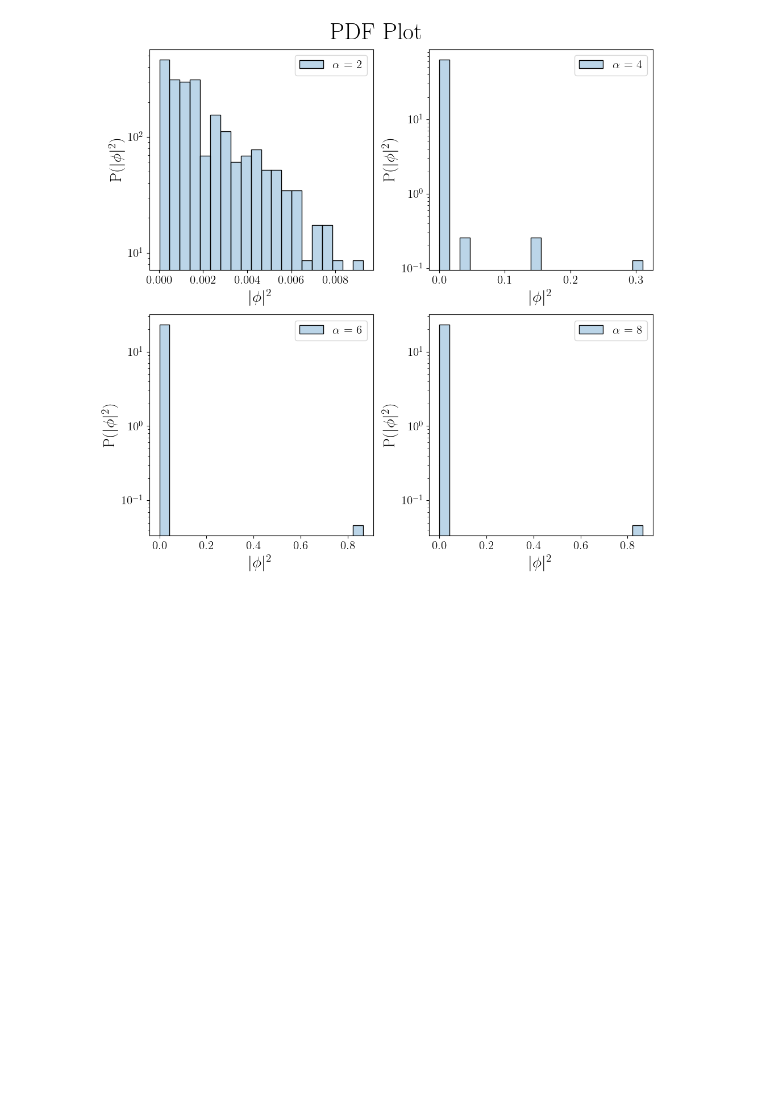
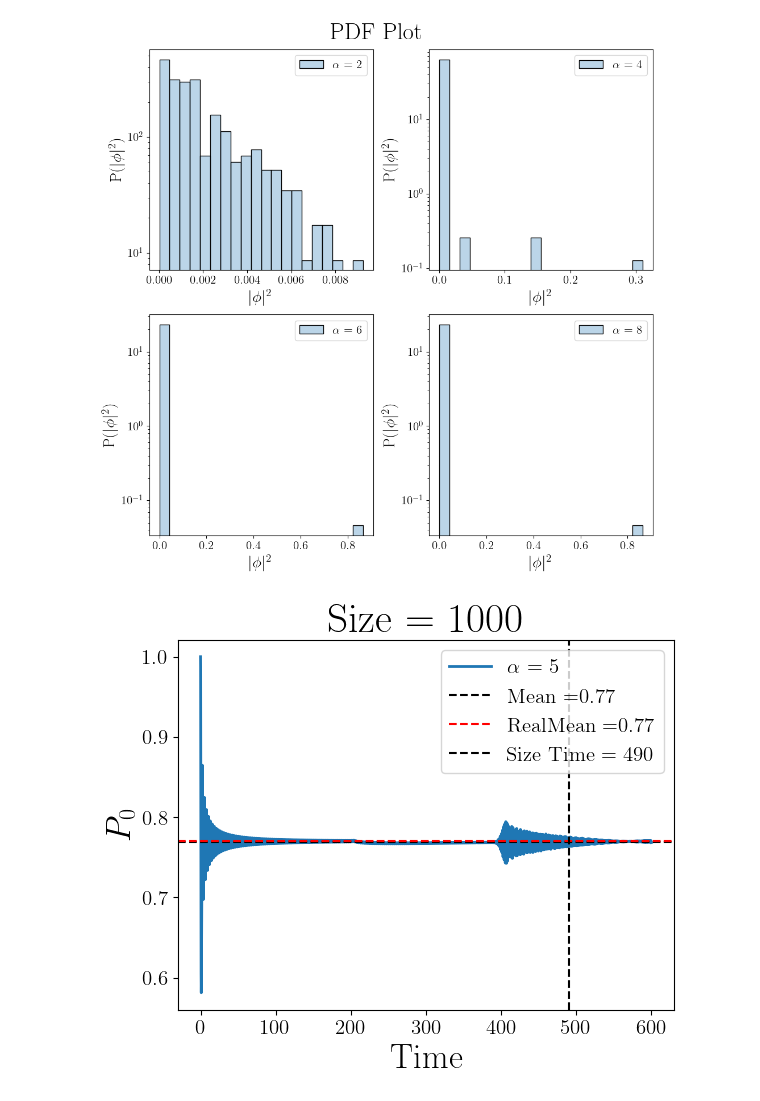
Before and after one commit to eurusebr/FeedBack, a Jupyter notebook: plot.ipynb, the cells around one changed output. Saved outputs shown, nothing was run; the diff lists cells and outputs as text; code cells hidden in the pictures; blank space fills up the shorter version.

```diff
--- a/plot.ipynb
+++ b/plot.ipynb
@@ -312,3 +347,19 @@ fig.tight_layout()
 plt.show()
 # %% [output]
 [figure]
+# %%
+mat = np.fromfile("./Damping_alpha(5)/xi(0.4)/pzero.bin", dtype=np.float64)#.reshape(N, 501)
+Time = 600
+N = 15000
+y = np.linspace(0, Time, N)
+plt.plot(y, mat, label=r'$ \alpha $ = ' + str(5), linewidth=2)
+plt.axhline(y = np.mean(mat), color = 'black', linestyle = '--', label = 'Mean =' + str(round(np.mean(mat), 2)))
+plt.axhline(y = 0.77, color = 'r', linestyle = '--', label = 'RealMean =' + str(0.77))
+plt.axvline(x = 490, color = 'black', linestyle = '--', label = 'Size Time = 490')
+plt.xlabel("Time", fontsize=25)
+plt.ylabel("$P_0$", fontsize=25)
+plt.title("Size = 1000", fontsize=30)
+plt.legend(loc="upper right", fontsize=15)
+plt.show()
+# %% [output]
+[figure, added]
```
Also changed, not shown: parts of 6 cells of this notebook.
